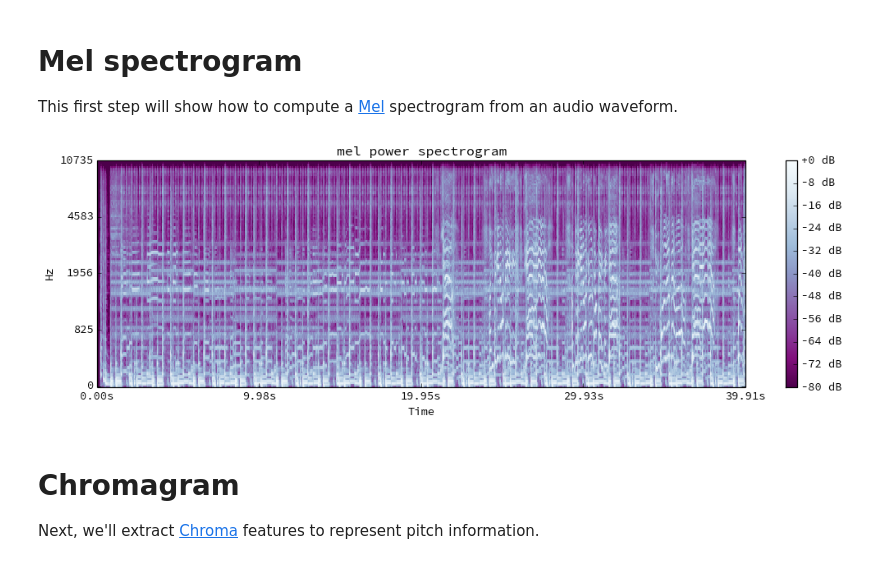
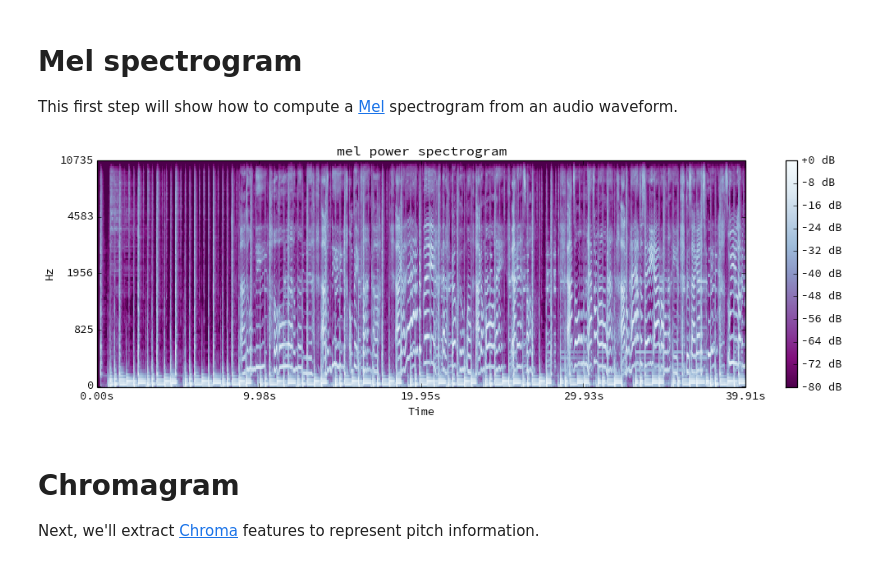
Before and after one commit to librosa/librosa, a Jupyter notebook: examples/LibROSA demo.ipynb, the cells around one changed output. Saved outputs shown, nothing was run; the diff lists cells and outputs as text; code cells hidden in the pictures.

```diff
--- a/examples/LibROSA demo.ipynb
+++ b/examples/LibROSA demo.ipynb
@@ -20,7 +20,7 @@ import librosa
 # http://smc.inescporto.pt/research/data-2/
 #
 
-audio_path = '%s/data/SMC_Mirex/SMC_MIREX_Audio/SMC_282.wav' % os.environ['HOME']
+audio_path = '%s/data/SMC_Mirex/SMC_MIREX_Audio/SMC_278.wav' % os.environ['HOME']
 
 # To make this example work, either download the SMC data set into
 #   /your/home/directory/data/SMC_Mirex
@@ -40,28 +40,28 @@ This first step will show how to compute a [Mel](http://en.wikipedia.org/wiki/Me
 # %%
 # Let's make and display a mel-scaled power (energy-squared) spectrogram
 # We use a small hop length of 64 here so that the frames line up with the beat tracker example below.
 S = librosa.feature.melspectrogram(y, sr=sr, n_fft=2048, hop_length=64, n_mels=128)
 
 # Convert to log scale (dB). We'll use the peak power as reference.
 log_S = librosa.logamplitude(S, ref_power=S.max())
 
 # Make a new figure
-plt.figure(figsize=(12,4))
+figure(figsize=(12,4))
 
 # Display the spectrogram on a mel scale
 # sample rate and hop length parameters are used to render the time axis
 librosa.display.specshow(log_S, sr=sr, hop_length=64, x_axis='time', y_axis='mel')
 
 # Put a descriptive title on the plot
-plt.title('mel power spectrogram')
+title('mel power spectrogram')
 
 # draw a color bar
-plt.colorbar(format='%+02.0f dB')
+colorbar(format='%+02.0f dB')
 
 # Make the figure layout compact
-plt.tight_layout()
+tight_layout()
 # %% [output]
-[figure, old version]
+[figure, new version]
 # %% [markdown]
 # Chromagram
 
```
Also changed, not shown: parts of 9 cells of this notebook.
